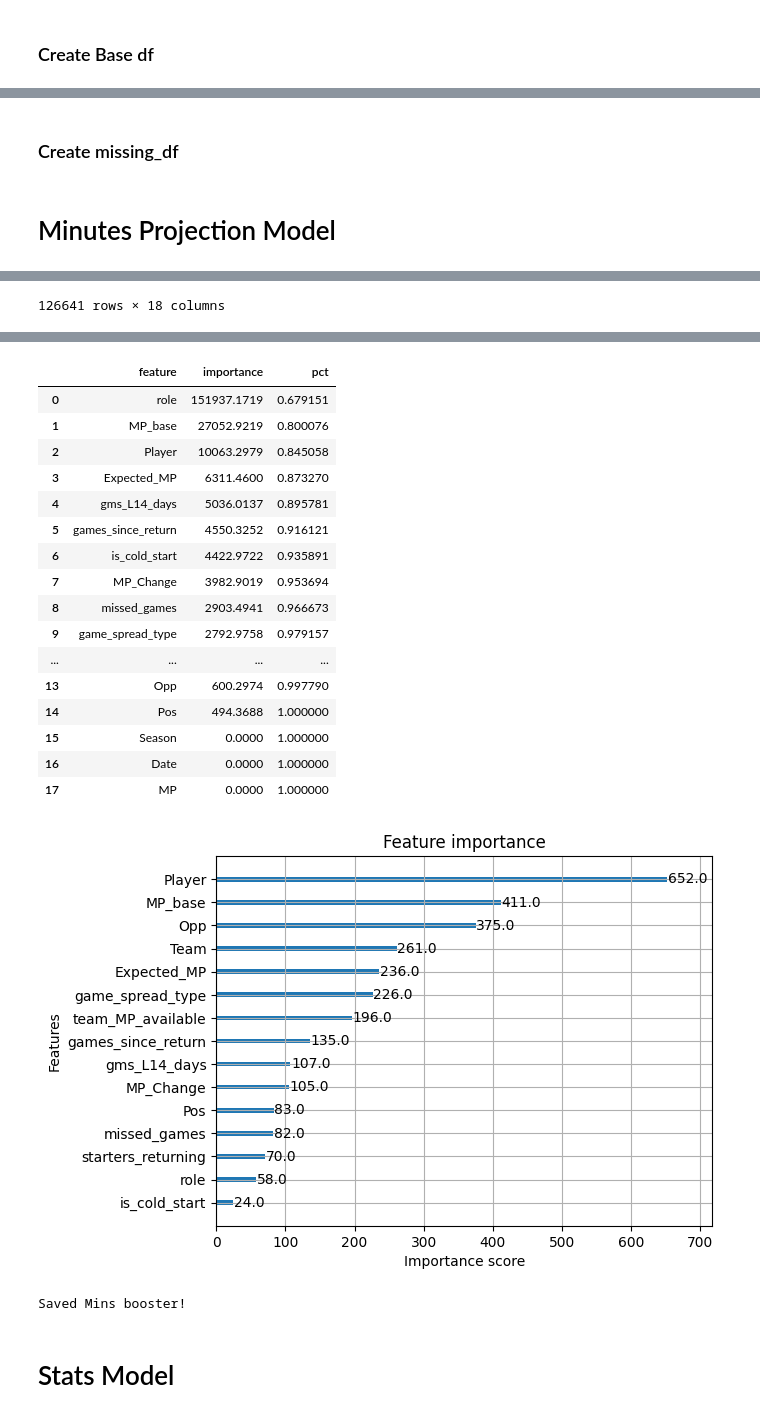
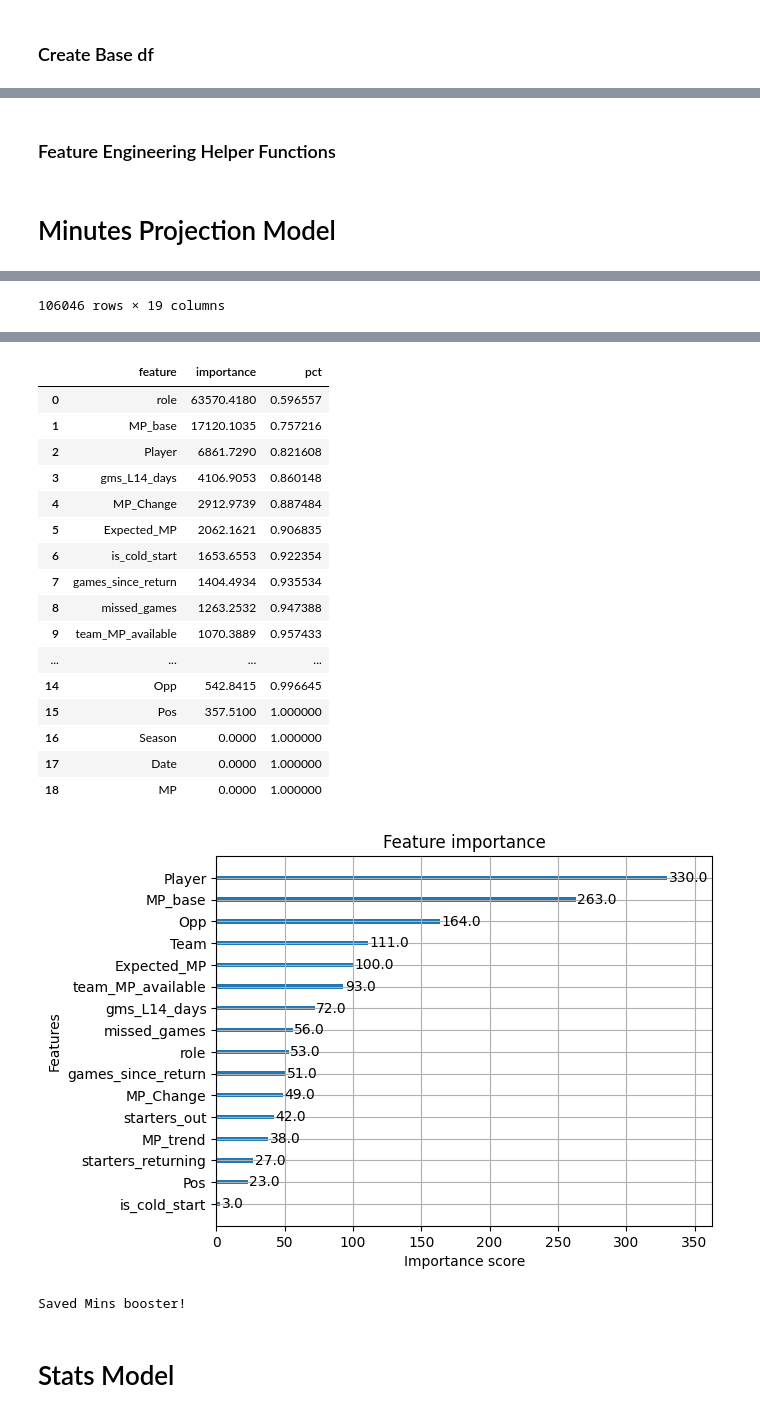
Before and after one commit to Relenes510/fantasy_basketball, a Jupyter notebook: notebooks/create_ML_Regression_model.ipynb, the cells around one changed output, grey strips where cells are left out. Cells and saved outputs as stored; diff of their text form; code cells hidden in the pictures.

Commit message:
Dropped early exits from MP

```diff
--- a/notebooks/create_ML_Regression_model.ipynb
+++ b/notebooks/create_ML_Regression_model.ipynb
@@ -439,5 +439,5 @@ base df created 2026-01-24 15:57:30.597566
 # %% [markdown]
-### Create missing_df
+### Feature Engineering Helper Functions
 # %%
 def create_df_missing(df, pred_col):
 
@@ -512,9 +531,10 @@ def create_df_missing(df, pred_col):
 def setup_df_mins(con, df):
 
     df = df[['Season', 'Date', 'Team', 'Team_type', 'Opp', 'Player', 'Pos', 'role',
-             'MP', 'Spread', 'team_game_num', 'is_OT']]
+             'MP', 'MP_q4', 'Spread', 'team_game_num', 'is_OT']]
     cleanup_cols = []
     cold_features = []
+    df = filter_out_early_exits(df)
 
     df['team_mins_pct'] = df['MP'] / (240 + (df.is_OT * 25))
     for col in ['MP', 'team_mins_pct']:
@@ -527,8 +547,9 @@ def setup_df_mins(con, df):
             df[f'is_cold_{col}_L{N}'] = (df.groupby(['Player', 'Season']).cumcount() < N).astype(int)
             cold_features.append(f'is_cold_{col}_L{N}')
             cleanup_cols.append(f'{col}_L{N}_avg')
-    df['MP_base'] = ((df['MP_L3_avg'] * 0.15) + (df['MP_L5_avg'] * 0.25) + (df['MP_L10_avg'] * 0.6))
-    df['MP_tm_pct_base'] = ((df['team_mins_pct_L3_avg'] * 0.15) + (df['team_mins_pct_L5_avg'] * 0.25) + (df['team_mins_pct_L10_avg'] * 0.6))
+    df['MP_base'] = df[['MP_L3_avg', 'MP_L5_avg', 'MP_L10_avg']].mul([0.15, 0.25, 0.60]).sum(axis=1, skipna=True) / df[['MP_L3_avg', 'MP_L5_avg', 'MP_L10_avg']].notna().mul([0.15, 0.25, 0.60]).sum(axis=1)
+    df['MP_tm_pct_base'] = df[['team_mins_pct_L3_avg', 'team_mins_pct_L5_avg', 'team_mins_pct_L10_avg']].mul([0.15, 0.25, 0.60]).sum(axis=1, skipna=True) / df[['team_mins_pct_L3_avg', 'team_mins_pct_L5_avg', 'team_mins_pct_L10_avg']].notna().mul([0.15, 0.25, 0.60]).sum(axis=1)
+
     df['role'] = np.where((df.role == 2) & (df.MP_base < 13), 3, df.role)
 
     games_last_14_days = df.sort_values(['Player', 'Season', 'Date']).groupby(['Player', 'Season']).rolling('14D', on='Date', closed='left')['MP'].count().reset_index().rename(columns={"MP": "gms_L14_days"})
@@ -556,10 +577,10 @@ def setup_df_mins(con, df):
         cold_features.append(f'is_cold_recent_role_L{N}')
         cleanup_cols.append(f"recent_role_L{N}")
 
-    df['game_spread_type'] = 0
-    df['game_spread_type'] = np.where(abs(df.Spread) < 13, 1, df.game_spread_type)
-    df['game_spread_type'] = np.where((abs(df.Spread) >= 13) & (abs(df.Spread) <= 21), 2, df.game_spread_type)
-    df['game_spread_type'] = np.where(abs(df.Spread) > 21, 3, df.game_spread_type)
+#     df['game_spread_type'] = 0
+#     df['game_spread_type'] = np.where(abs(df.Spread) < 13, 1, df.game_spread_type)
+#     df['game_spread_type'] = np.where((abs(df.Spread) >= 13) & (abs(df.Spread) <= 21), 2, df.game_spread_type)
+#     df['game_spread_type'] = np.where(abs(df.Spread) > 21, 3, df.game_spread_type)
 
     df2 = create_df_missing(df, 'MP')
     df = df.merge(df2, on=["Season", "Date", "Team"], how='left')
@@ -580,36 +601,38 @@ def setup_df_mins(con, df):
     MP_Inc_conds = (
 #                     ((df.role != 3) & (df.starters_out > 2)) |
                     ((df.role == 1) & (df.recent_role_L1 > 1.0)).astype(int) +
-                    (df.team_MP_available >=110).astype(int)
+                    (df.team_MP_available >= 110).astype(int)
                    )
 
     MP_Dec_conds = (
-                    ((df.role > 1) & ((df.recent_role_L1 == 1.0))).astype(int)
+                    ((df.role > 1) & ((df.recent_role_L1 == 1.0))).astype(int) +
+                    (df.team_MP_available < -23).astype(int)
                    ) * -1
     df['MP_Change'] = MP_Inc_conds + MP_Dec_conds
 
-
     df['scenario_mins'] = (
         df.sort_values(['Season','Team','role','Pos','Date'])
-          .groupby(['Season','Team','role','Pos'])[col].shift(1)
+          .groupby(['Season','Team','role','Pos'])['MP'].shift(1)
           .expanding()
           .mean()
           .reset_index(drop=True)
     )
 
+    df['MP_trend'] = df['MP_L3_avg'] - df['MP_L10_avg']
     df['Expected_MP'] = (
         (0.8 * df['scenario_mins']) +
         (df['team_MP_available'] * df['MP_tm_pct_base']) +
-        (0.2 * df['MP_base'])
+        (0.2 * df['MP_base']) + df['MP_trend']
     )
+
     df["is_cold_start"] = (df[cold_features].eq(1).any(axis=1).astype(int))
-
     df['Team'] = df['Team'].astype('category')
     df['Opp'] = df['Opp'].astype('category')
     df['Player'] = df['Player'].astype('category')
     df['Pos'] = df['Pos'].astype('category')
-    df = df.drop(['Team_type', 'team_game_num', 'is_OT', 'Spread', 'starters_out', 'team_mins_pct', 'MP_tm_pct_base',
-                  'returning_MP', 'scenario_mins'] + cleanup_cols + cold_features, axis=1)
+    df = df.drop(['Team_type', 'team_game_num', 'is_OT', 'Spread', 'team_mins_pct', 'MP_tm_pct_base',
+                  'returning_MP', 'scenario_mins', 'MP_q4'] + cleanup_cols + cold_features, axis=1)
+
 
     return df
 # %%
@@ -629,13 +652,13 @@ mins_val_df   = df_mins[(df_mins['Date'] > train_end) & (df_mins['Date'] <= val_
 mins_test_df  = df_mins[df_mins['Date'] > val_end]
 mins_DFS = (mins_train_df, mins_val_df, mins_test_df)
 
-# Prev r2/mae/rmse best: 0.6963/4.4237/5.8326 [1/18/2026]
+# Prev r2/mae/rmse best: 0.7064/4.0508/5.1790 [1/24/2026]
 # mins_params = hyperparam_tuning(mins_DFS, "MP", n_iter=25)
 # with open(f"{MDL_PATH}/mins_params.json", "w") as f:
 #     json.dump(mins_params, f)
 
-# Prev r2/mae/rmse best: 0.693/4.339/5.727 [1/21/2026]
-mins_model, mins_results = refit_model(df_mins, 'MP', 'mins_params', min_train_days=910, rolling_window=270)
+# Prev r2/mae/rmse best: 0.729/3.615/4.599 [1/24/2026]
+mins_model, mins_results = refit_model(df_mins, 'MP', 'mins_params', min_train_days=910, rolling_window=180)
 feature_importance(mins_model, df_mins.columns.tolist())
 
 mins_model.get_booster().save_model(f"{MDL_PATH}/mins_model.json")
@@ -656 +679 @@ print('Saved Mins booster!')
-126641 rows × 18 columns
+106046 rows × 19 columns
@@ -674,21 +697,21 @@ Walk-forward R²: 0.698
 |  | feature | importance | pct |
-| 0 | role | 151937.1719 | 0.679151 |
-| 1 | MP_base | 27052.9219 | 0.800076 |
-| 2 | Player | 10063.2979 | 0.845058 |
-| 3 | Expected_MP | 6311.4600 | 0.873270 |
-| 4 | gms_L14_days | 5036.0137 | 0.895781 |
-| 5 | games_since_return | 4550.3252 | 0.916121 |
-| 6 | is_cold_start | 4422.9722 | 0.935891 |
-| 7 | MP_Change | 3982.9019 | 0.953694 |
-| 8 | missed_games | 2903.4941 | 0.966673 |
-| 9 | game_spread_type | 2792.9758 | 0.979157 |
+| 0 | role | 63570.4180 | 0.596557 |
+| 1 | MP_base | 17120.1035 | 0.757216 |
+| 2 | Player | 6861.7290 | 0.821608 |
+| 3 | gms_L14_days | 4106.9053 | 0.860148 |
+| 4 | MP_Change | 2912.9739 | 0.887484 |
+| 5 | Expected_MP | 2062.1621 | 0.906835 |
+| 6 | is_cold_start | 1653.6553 | 0.922354 |
+| 7 | games_since_return | 1404.4934 | 0.935534 |
+| 8 | missed_games | 1263.2532 | 0.947388 |
+| 9 | team_MP_available | 1070.3889 | 0.957433 |
 | ... | ... | ... | ... |
-| 13 | Opp | 600.2974 | 0.997790 |
-| 14 | Pos | 494.3688 | 1.000000 |
-| 15 | Season | 0.0000 | 1.000000 |
-| 16 | Date | 0.0000 | 1.000000 |
-| 17 | MP | 0.0000 | 1.000000 |
+| 14 | Opp | 542.8415 | 0.996645 |
+| 15 | Pos | 357.5100 | 1.000000 |
+| 16 | Season | 0.0000 | 1.000000 |
+| 17 | Date | 0.0000 | 1.000000 |
+| 18 | MP | 0.0000 | 1.000000 |
-[figure, old version]
+[figure, new version]
 Saved Mins booster!
 # %%
 # analyze_df = mins_results.copy()
```
Also changed, not shown: parts of 12 cells of this notebook, 16 other files.
